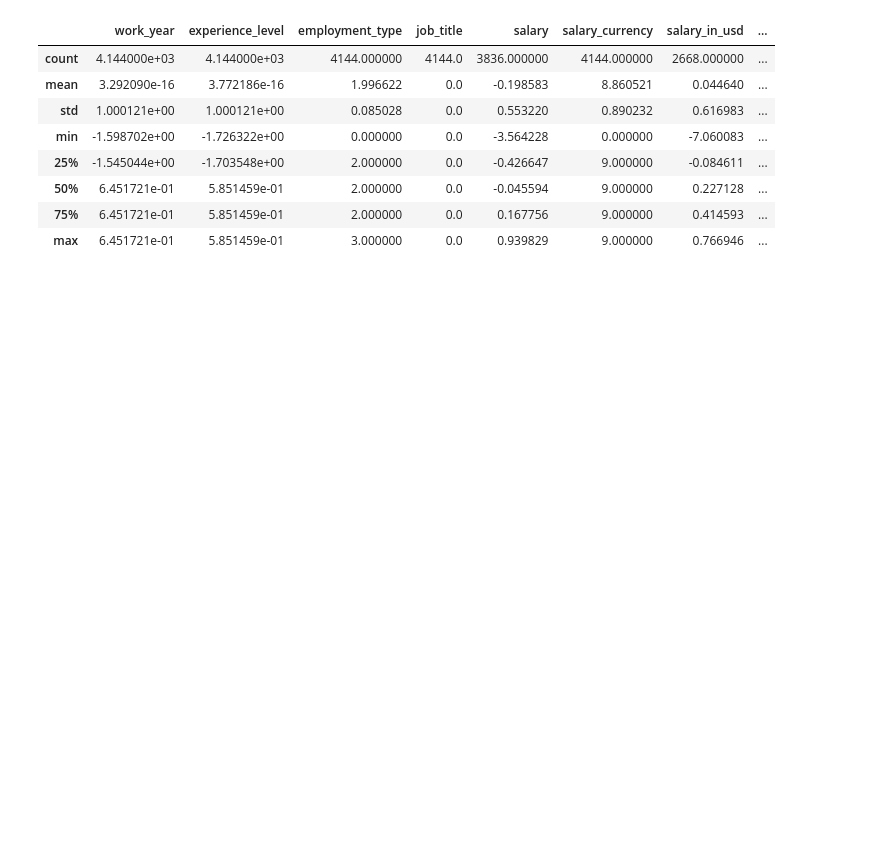
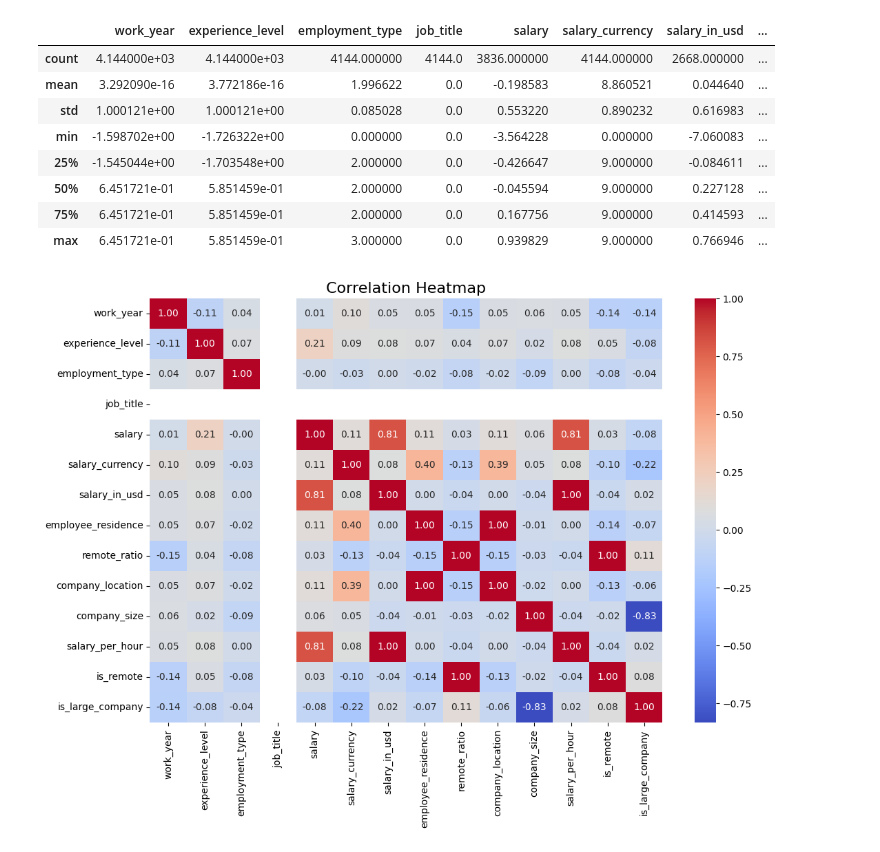
Before and after one commit to rasulbekdeveloper907/ML_Engineer_Salary_Prediction, a Jupyter notebook: Notebooks/feature_selection.ipynb, the cells around one changed output. Saved outputs shown, nothing was run; the diff lists cells and outputs as text; code cells hidden in the pictures; blank space fills up the shorter version.

```diff
--- a/Notebooks/feature_selection.ipynb
+++ b/Notebooks/feature_selection.ipynb
@@ -4,3 +1,22 @@ df = pd.read_csv(r"C:\Users\Rasulbek_Ruzmetov\Desktop\SML_R_Project\Data\Preproc
+# %%
+import pandas as pd
+import logging
+
+# Logger sozlamalari
+logging.basicConfig(
+    filename=r"C:\Users\Rasulbek_Ruzmetov\Desktop\SML_R_Project\Log\feature_selection.log",
+    level=logging.INFO,
+    format="%(asctime)s - %(levelname)s - %(message)s"
+)
+
+try:
+    # CSV faylini o'qish
+    df = pd.read_csv(r"C:\Users\Rasulbek_Ruzmetov\Desktop\SML_R_Project\Data\Preprocessing_Data\ML_After_Skewness.csv")
+    logging.info("Fayl muvaffaqiyatli yuklandi: ML_After_Skewness.csv")
+    logging.info(f"DataFrame o'lchami: {df.shape}")
+    logging.info(f"DataFrame ustunlari: {df.columns.tolist()}")
+except Exception as e:
+    logging.error(f"Fayl yuklashda xato yuz berdi: {e}")
 # %%
 df.describe()
 # %% [output]
@@ -13,3 +29,24 @@ df.describe()
 | 50% | 6.451721e-01 | 5.851459e-01 | 2.000000 | 0.0 | -0.045594 | 9.000000 | 0.227128 | ... |
 | 75% | 6.451721e-01 | 5.851459e-01 | 2.000000 | 0.0 | 0.167756 | 9.000000 | 0.414593 | ... |
 | max | 6.451721e-01 | 5.851459e-01 | 3.000000 | 0.0 | 0.939829 | 9.000000 | 0.766946 | ... |
+# %%
+import pandas as pd
+import seaborn as sns
+import matplotlib.pyplot as plt
+
+# Correlation jadvalini hisoblash
+correlation_matrix = df.corr()
+
+# Heatmap yaratish
+plt.figure(figsize=(12, 8))
+sns.heatmap(
+    correlation_matrix,
+    annot=True,        # qiymatlarni yozish
+    fmt=".2f",         # format
+    cmap="coolwarm",   # rang sxemasi
+    cbar=True          # rang paneli
+)
+plt.title("Correlation Heatmap", fontsize=16)
+plt.show()
+# %% [output]
+[figure, added]
```
Also changed, not shown: parts of 5 cells of this notebook, 1 other file.
